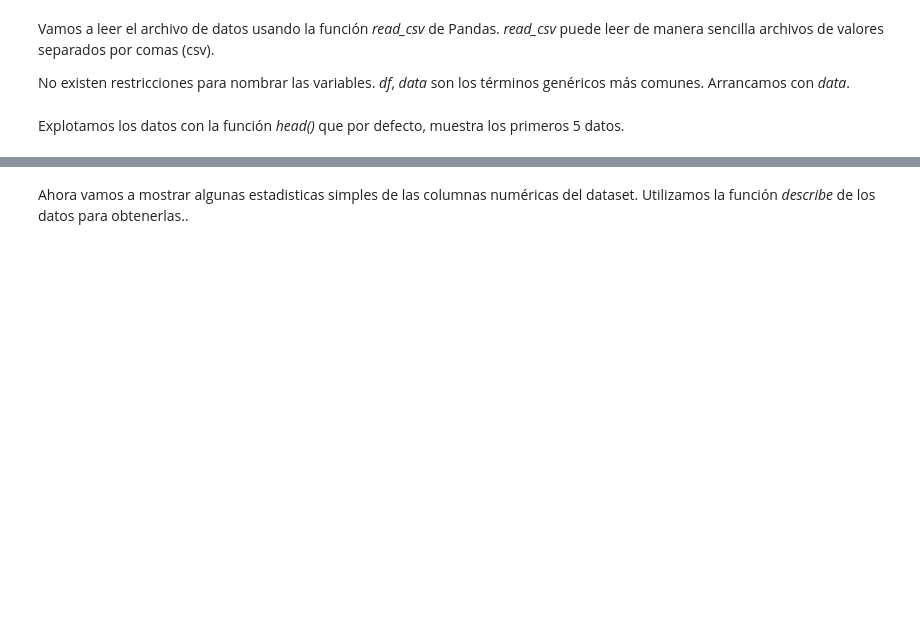
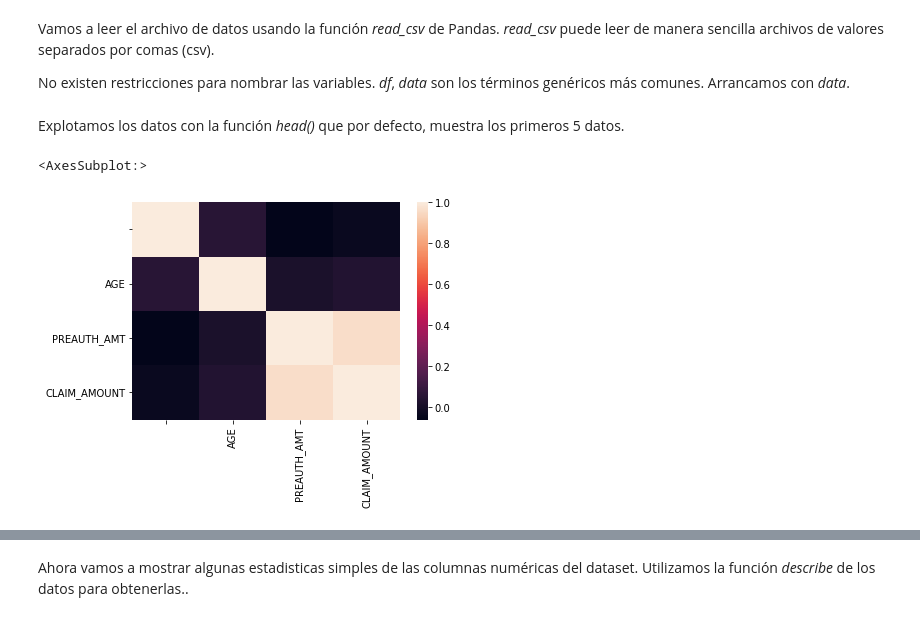
Before and after one commit to matog/iSalud-IntroCienciaDeDatos, a Jupyter notebook: Clase2-India.ipynb, the cells around one changed output, grey strips where cells are left out. Drawn from its saved outputs; the diff is of its cells as text; code cells hidden in the pictures; blank space fills up the shorter version.

```diff
--- a/Clase2-India.ipynb
+++ b/Clase2-India.ipynb
@@ -31,6 +31,12 @@ No existen restricciones para nombrar las variables. *df*, *data* son los térmi
 data = pd.read_csv('data/ntrarogyaseva.csv')
 # %% [markdown]
 Explotamos los datos con la función *head()* que por defecto, muestra los primeros 5 datos.
+# %%
+data.corr()
+sns.heatmap(data.corr())
+# %% [output]
+<AxesSubplot:>
+[figure, added]
 # %%
 data.sample(10)
 # %% [output]
```
Also changed, not shown: parts of 2 cells of this notebook, 2 other files.
